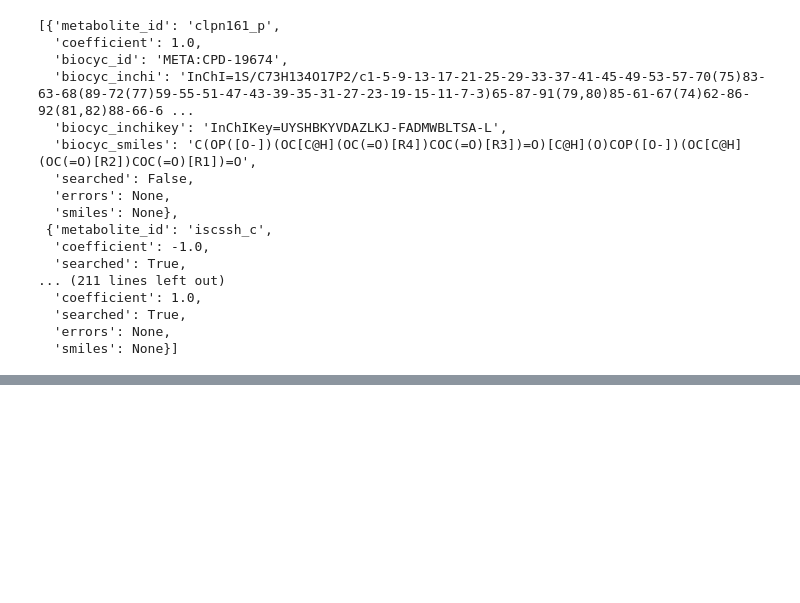
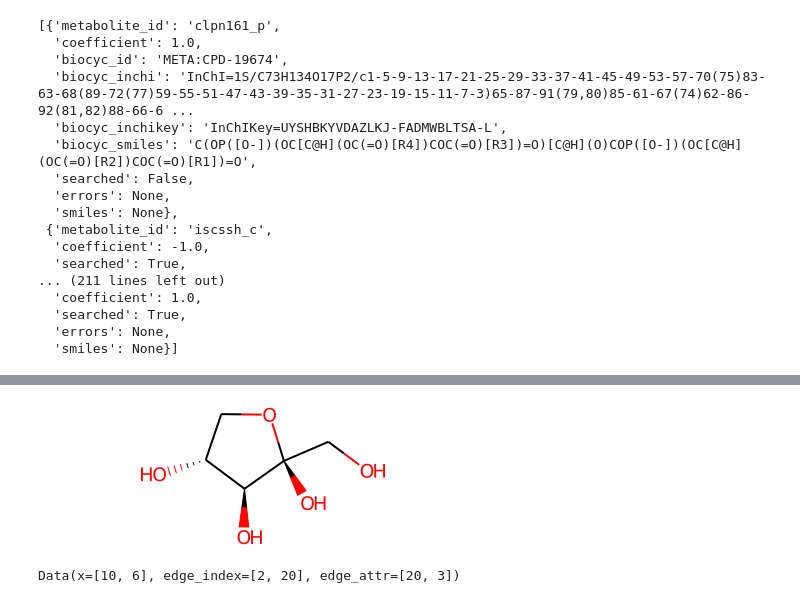
Before and after one commit to pgmikhael/clipzyme, a Jupyter notebook: notebooks/metabio.ipynb, the cells around one changed output, grey strips where cells are left out. Saved outputs shown, nothing was run; the diff lists cells and outputs as text; code cells hidden in the pictures; blank space fills up the shorter version.

```diff
--- a/notebooks/metabio.ipynb
+++ b/notebooks/metabio.ipynb
@@ -1134,0 +1242,6 @@ Chem.MolFromSmiles("CCCCCC/C=C/CCCCCCCC(=O)OC[C@H](COP([O-])(OC[C@H](COP([O-])(O
+# %%
+smiles_mol = Chem.MolFromSmiles("OC[C@@]1(O)OC[C@@H](O)[C@@H]1O")
+# %%
+smiles_mol
+# %% [output]
+[figure, added]
@@ -1134,0 +1251,4 @@ Chem.MolFromSmiles("CCCCCC/C=C/CCCCCCCC(=O)OC[C@H](COP([O-])(OC[C@H](COP([O-])(O
+# %%
+smarts_d
+# %% [output]
+Data(x=[10, 6], edge_index=[2, 20], edge_attr=[20, 3])
```
Also changed, not shown: parts of 67 cells of this notebook.
